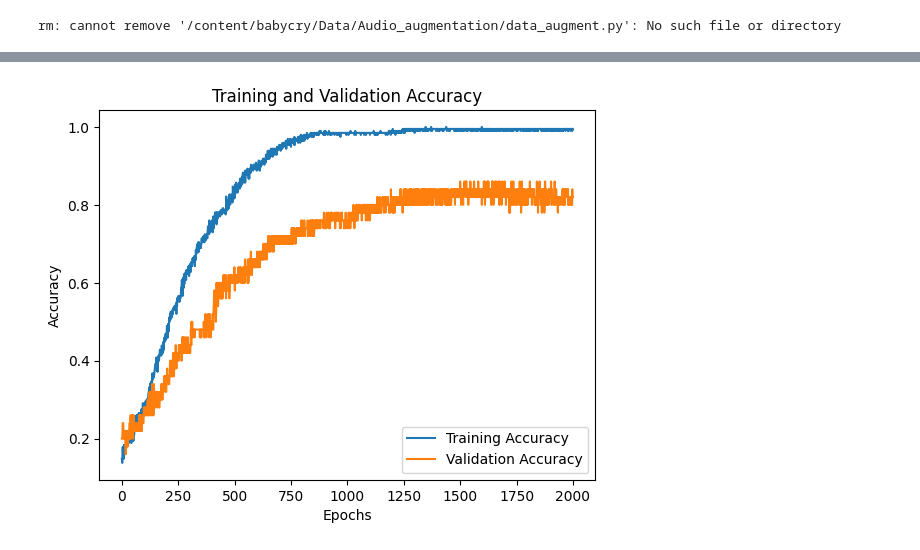
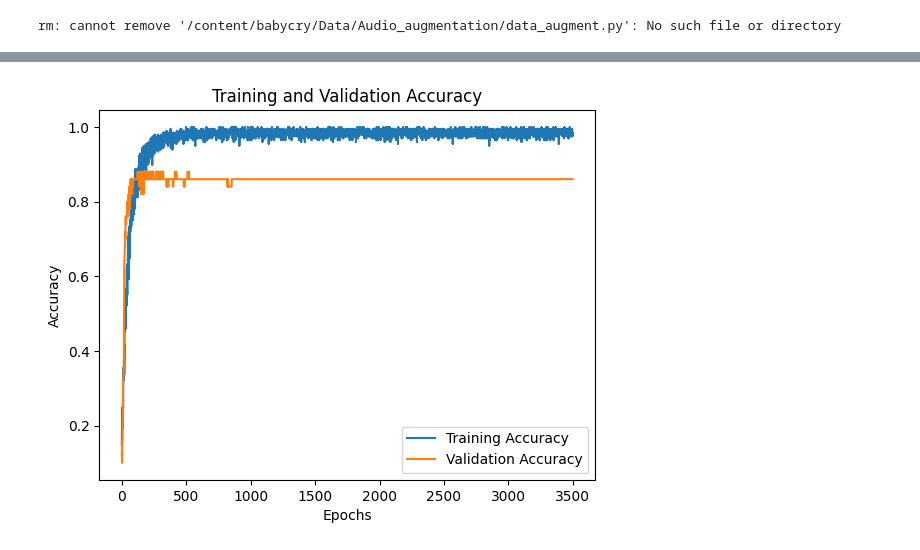
Before and after one commit to Amahseyn/Baby_Voice_Detection, a Jupyter notebook: Feature_Extraction.ipynb, the cells around one changed output, grey strips where cells are left out. Saved outputs shown, nothing was run; the diff lists cells and outputs as text; code cells hidden in the pictures.

```diff
--- a/Feature_Extraction.ipynb
+++ b/Feature_Extraction.ipynb
@@ -12,10 +12,11 @@ import numpy as np
 import librosa
 from sklearn.model_selection import train_test_split
 from tensorflow.keras.utils import to_categorical
-from tensorflow.keras.layers import Input, Conv2D, Flatten, Dense, BatchNormalization
+from tensorflow.keras.layers import Input, Conv2D, Flatten, Dense, Dropout, BatchNormalization
 from tensorflow.keras.optimizers import Adam
 from tensorflow.keras.models import Model
 from tensorflow.keras.callbacks import EarlyStopping, ReduceLROnPlateau
+from tensorflow.keras.preprocessing.image import ImageDataGenerator
 from skimage.transform import resize
 import matplotlib.pyplot as plt
 
@@ -23,7 +24,7 @@ import matplotlib.pyplot as plt
 data_dir = '/content/babycry/Data/Audio_augmentation'
 classes = os.listdir(data_dir)
 
-def load_and_preprocess_data(data_dir, classes, target_length=16000,size = 128):
+def load_and_preprocess_data(data_dir, classes, target_length=16000, size=128):
     data = []
     labels = []
 
@@ -31,7 +32,7 @@ def load_and_preprocess_data(data_dir, classes, target_length=16000,size = 128):
         class_dir = os.path.join(data_dir, class_name)
         for filename in os.listdir(class_dir):
             file_path = os.path.join(class_dir, filename)
-            audio_data, _ = librosa.load(file_path, sr=None, duration=7.0)
+            audio_data, _ = librosa.load(file_path, sr=None)
             # Perform feature extraction
             mel_spectrogram = librosa.feature.melspectrogram(y=audio_data, sr=target_length)
             chroma = librosa.feature.chroma_stft(y=audio_data, sr=target_length)
@@ -57,38 +58,43 @@ data, labels = load_and_preprocess_data(data_dir, classes)
 labels = to_categorical(labels, num_classes=len(classes))
 X_train, X_test, y_train, y_test = train_test_split(data, labels, test_size=0.2, random_state=42)
 
-# Create a simplified neural network model
+# # Data normalization
+# mean = np.mean(X_train)
+# std = np.std(X_train)
+# X_train = (X_train - mean) / std
+# X_test = (X_test - mean) / std
+
+# Create a simplified neural network model with dropout for regularization
 input_shape = X_train[0].shape
 input_layer = Input(shape=input_shape)
-x = Conv2D(128, (3, 3), activation='relu')(input_layer)
+x = Conv2D(16, (3, 3), activation='relu')(input_layer)
+x = BatchNormalization()(x)
 x = Flatten()(x)
-# x = Dense(64, activation='relu')(x)
+x = Dropout(0.9)(x)
 output_layer = Dense(len(classes), activation='softmax')(x)
 model = Model(input_layer, output_layer)
 
 # Compile the model
-optimizer = Adam(learning_rate=0.00000001)
+optimizer = Adam(learning_rate=0.00001, clipvalue=0.5)
 model.compile(optimizer=optimizer, loss='categorical_crossentropy', metrics=['accuracy'])
 model.summary()
 
-# Training the simplified model
-batch_size = 16
-epochs = 2000
+# Training the model with data augmentation and callbacks for early stopping, learning rate reduction, and training evaluation
+batch_size = 32
+epochs = 3500
 
-# Add callbacks for early stopping and learning rate reduction
 early_stopping = EarlyStopping(monitor='val_loss', patience=10, restore_best_weights=True)
-reduce_lr = ReduceLROnPlateau(monitor='val_loss', factor=0.95, patience=20, min_lr=1e-6)
+reduce_lr = ReduceLROnPlateau(monitor='val_loss', factor=0.8, patience=50, min_lr=1e-12)
 
-# Train the model
 history = model.fit(X_train, y_train, batch_size=batch_size, epochs=epochs,
-                    validation_data=(X_test, y_test))
+                    validation_data=(X_test, y_test), callbacks=[ reduce_lr])
 
-# Evaluate the simplified model on the test set
+# Evaluate the model on the test set
 loss, accuracy = model.evaluate(X_test, y_test)
 print(f'Test Loss: {loss:.4f}, Test Accuracy: {accuracy * 100:.2f}%')
 
-# Save the simplified model
-model.save('audio_classification_simplified_model.h5')
+# Save the model
+model.save('audio_classification_simple_model.h5')
 
 # Plot training history
 plt.plot(history.history['accuracy'], label='Training Accuracy')
@@ -119 +125 @@ Test Loss: 1.3372, Test Accuracy: 82.00%
-[figure, old version]
+[figure, new version]
```
Also changed, not shown: parts of 1 cell of this notebook.
